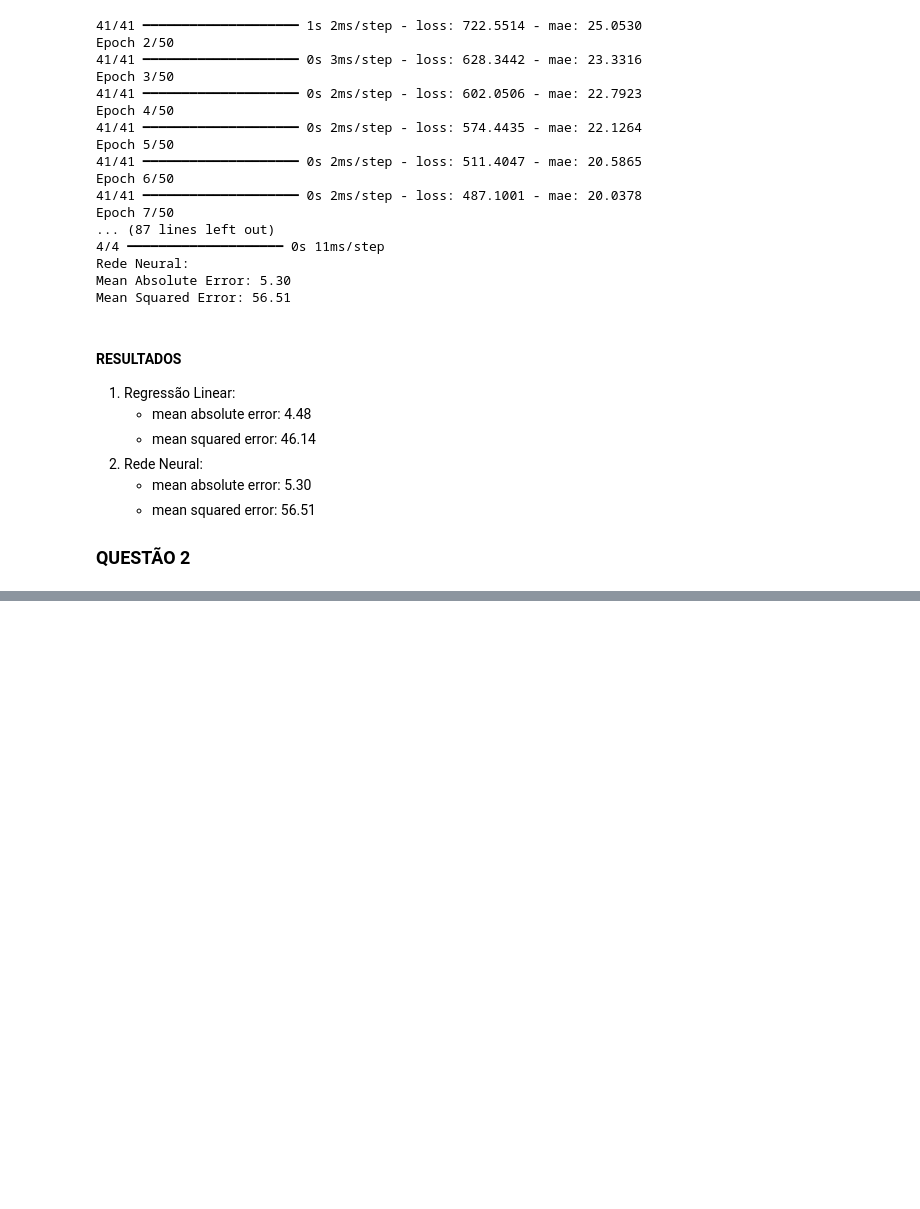
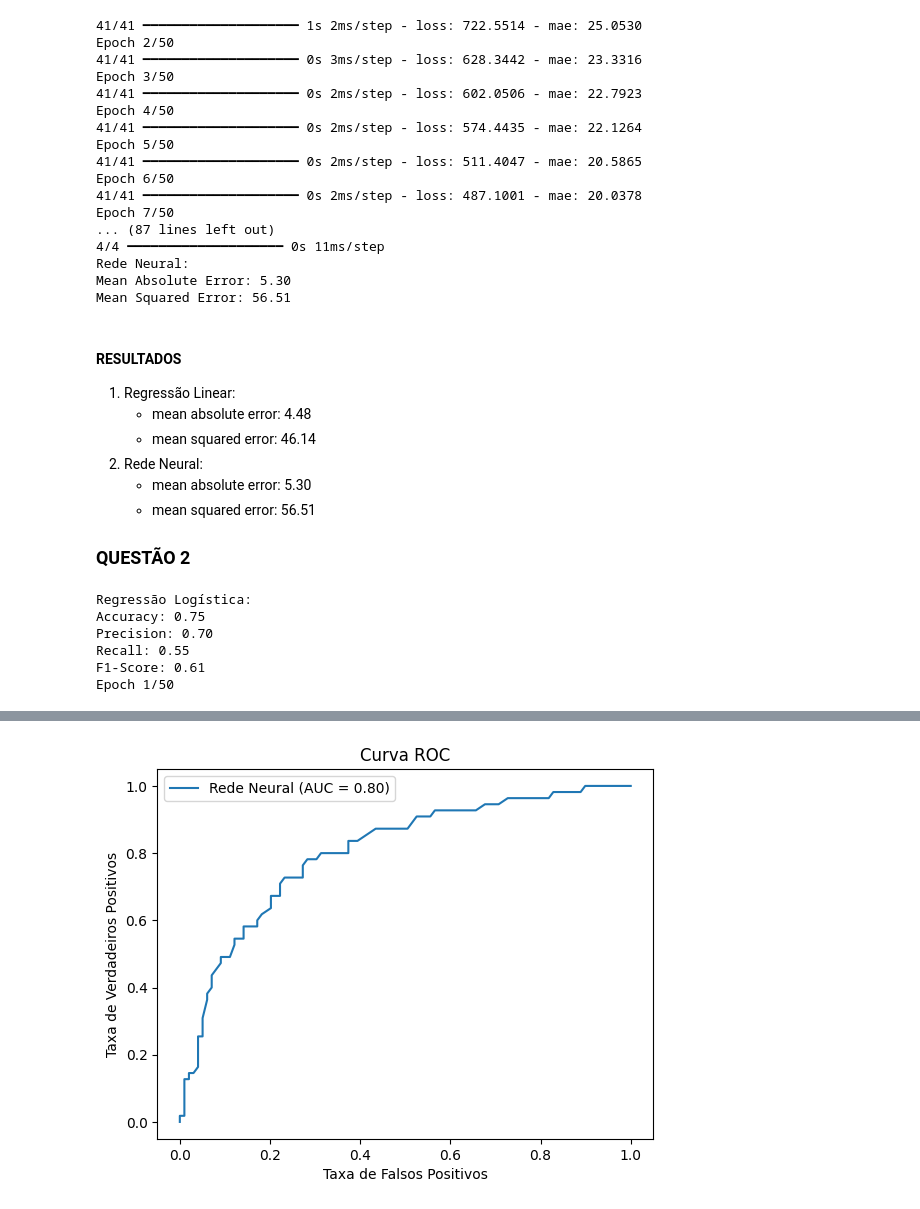
Before and after one commit to FlavioSimoes2004/ProjetoIA-2, a Jupyter notebook: relatorio.ipynb, the cells around one changed output, grey strips where cells are left out. Drawn from its saved outputs; the diff is of its cells as text; code cells hidden in the pictures; blank space fills up the shorter version.

```diff
--- a/relatorio.ipynb
+++ b/relatorio.ipynb
@@ -85,0 +84,69 @@ Mean Squared Error: 56.51
+# %%
+# Importar bibliotecas necessárias
+import pandas as pd
+from sklearn.model_selection import train_test_split
+from sklearn.linear_model import LogisticRegression
+from sklearn.metrics import accuracy_score, precision_score, recall_score, f1_score, roc_auc_score, roc_curve
+import tensorflow as tf
+from tensorflow.keras.models import Sequential
+from tensorflow.keras.layers import Dense
+import matplotlib.pyplot as plt
+
+# Carregar a base de dados
+url = "https://raw.githubusercontent.com/jbrownlee/Datasets/master/pima-indians-diabetes.data.csv"
+columns = ["Pregnancies", "Glucose", "BloodPressure", "SkinThickness", "Insulin", "BMI", "DiabetesPedigreeFunction", "Age",
+"Outcome"]
+data = pd.read_csv(url, header=None, names=columns)
+
+# Separar as variáveis preditoras e alvo
+X = data[['Glucose']].values # Escolher uma variável preditora (Exemplo: 'Glucose')
+y = data['Outcome'].values # Variável alvo (0 ou 1)
+
+# Dividir os dados em treinamento e teste
+X_train, X_test, y_train, y_test = train_test_split(X, y, test_size=0.2, random_state=42)
+
+# 1. Modelo de Regressão Logística
+logistic_model = LogisticRegression()
+logistic_model.fit(X_train, y_train)
+y_pred_logistic = logistic_model.predict(X_test)
+
+# Avaliar o modelo de regressão logística
+print("Regressão Logística:")
+print(f"Accuracy: {accuracy_score(y_test, y_pred_logistic):.2f}")
+print(f"Precision: {precision_score(y_test, y_pred_logistic):.2f}")
+print(f"Recall: {recall_score(y_test, y_pred_logistic):.2f}")
+print(f"F1-Score: {f1_score(y_test, y_pred_logistic):.2f}")
+
+# 2. Modelo de Rede Neural
+nn_model = Sequential([
+ Dense(10, activation='relu', input_shape=(1,)),
+ Dense(1, activation='sigmoid')
+])
+nn_model.compile(optimizer='adam', loss='binary_crossentropy', metrics=['accuracy'])
+
+# Treinar o modelo de rede neural
+nn_model.fit(X_train, y_train, epochs=50, batch_size=10, verbose=1)
+
+# Avaliar o modelo de rede neural
+y_pred_nn = nn_model.predict(X_test).round()
+print("Rede Neural:")
+print(f"Accuracy: {accuracy_score(y_test, y_pred_nn):.2f}")
+print(f"Precision: {precision_score(y_test, y_pred_nn):.2f}")
+print(f"Recall: {recall_score(y_test, y_pred_nn):.2f}")
+print(f"F1-Score: {f1_score(y_test, y_pred_nn):.2f}")
+
+# Curva ROC para o modelo neural
+fpr, tpr, thresholds = roc_curve(y_test, nn_model.predict(X_test))
+plt.plot(fpr, tpr, label="Rede Neural (AUC = {:.2f})".format(roc_auc_score(y_test, nn_model.predict(X_test))))
+plt.xlabel('Taxa de Falsos Positivos')
+plt.ylabel('Taxa de Verdadeiros Positivos')
+plt.title('Curva ROC')
+plt.legend()
+plt.show()
+# %% [output]
+Regressão Logística:
+Accuracy: 0.75
+Precision: 0.70
+Recall: 0.55
+F1-Score: 0.61
+Epoch 1/50
@@ -85,0 +170 @@ Mean Squared Error: 56.51
+[figure, added]
```
Also changed, not shown: parts of 2 cells of this notebook.
